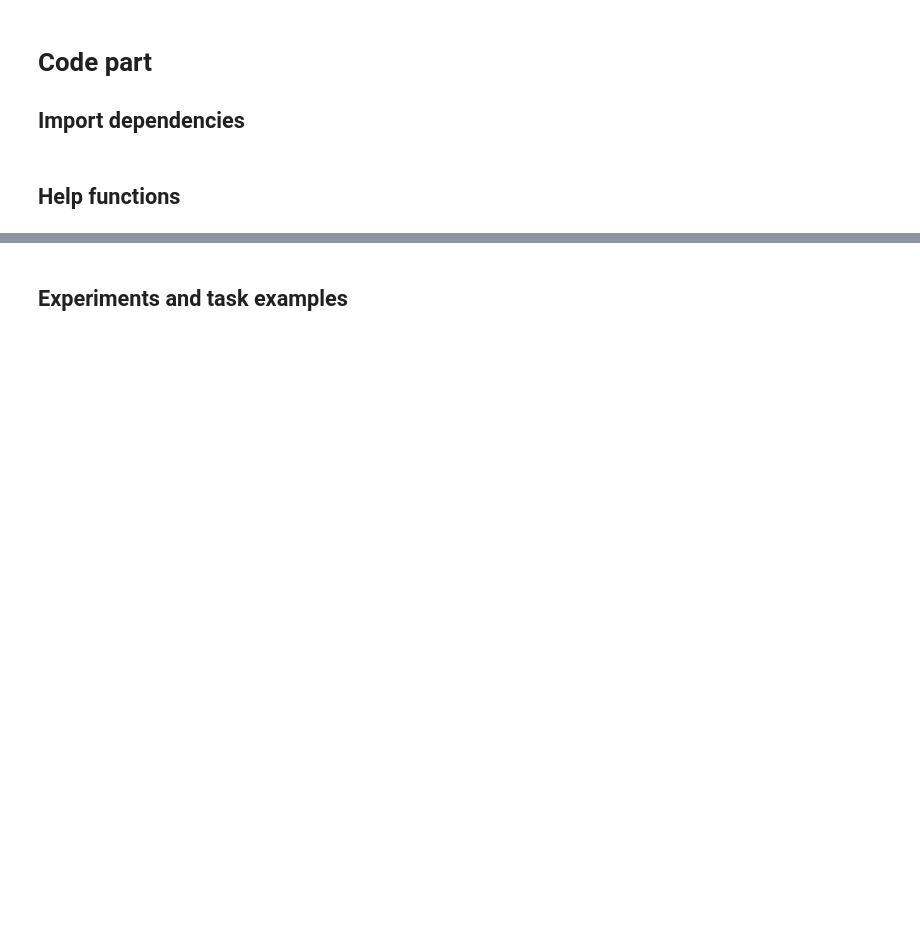
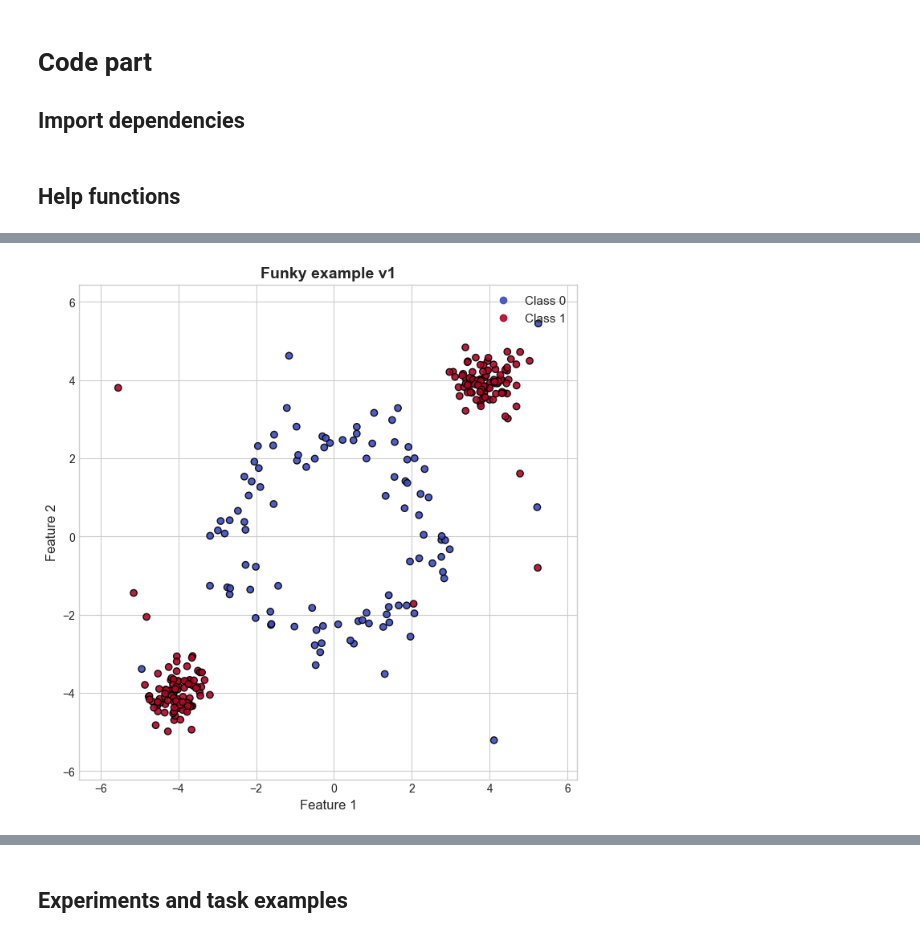
Before and after one commit to VolDonets/Neural_Networks_course, a Jupyter notebook: lap_works/lab_1/lab_1_playing_perceptron.ipynb, the cells around one changed output, grey strips where cells are left out. Drawn from its saved outputs; the diff is of its cells as text; code cells hidden in the pictures; blank space fills up the shorter version.

```diff
--- a/lap_works/lab_1/lab_1_playing_perceptron.ipynb
+++ b/lap_works/lab_1/lab_1_playing_perceptron.ipynb
@@ -389,0 +367,21 @@ plt.show()
+# %%
+# Funky example v1
+X_data, y_data = generate_classification_data(
+    n_samples=300,
+    kernels=[
+        circle_kernel(radius=2.5),  # This will be for class 0
+        gaussian_kernel(center=[-4, -4]),  # This will be part of class 1
+        gaussian_kernel(center=[4, 4])  # This will also be part of class 1
+    ],
+    kernel_classes=[0, 1, 1],
+    dispersion=0.4,
+    n_outliers=15,
+    random_seed=STUDENT_ID
+)
+
+# Plotting generated data
+plot_decision_boundary(X_data, y_data,
+                       decision_functions=None,
+                       title="Funky example v1")
+# %% [output]
+[figure, added]
```
Also changed, not shown: parts of 35 cells of this notebook.
